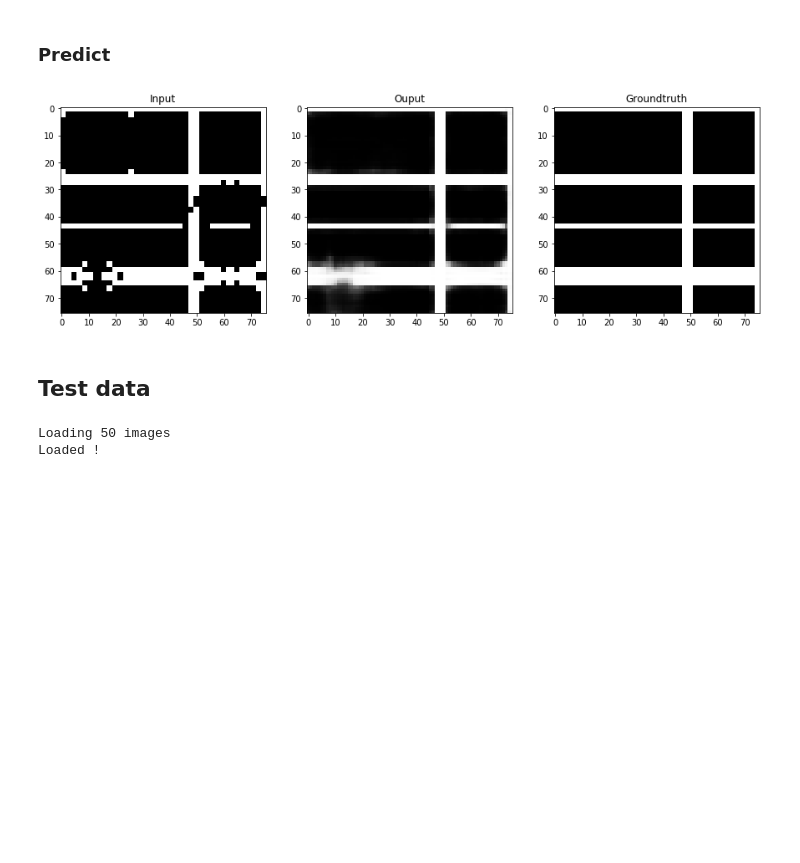
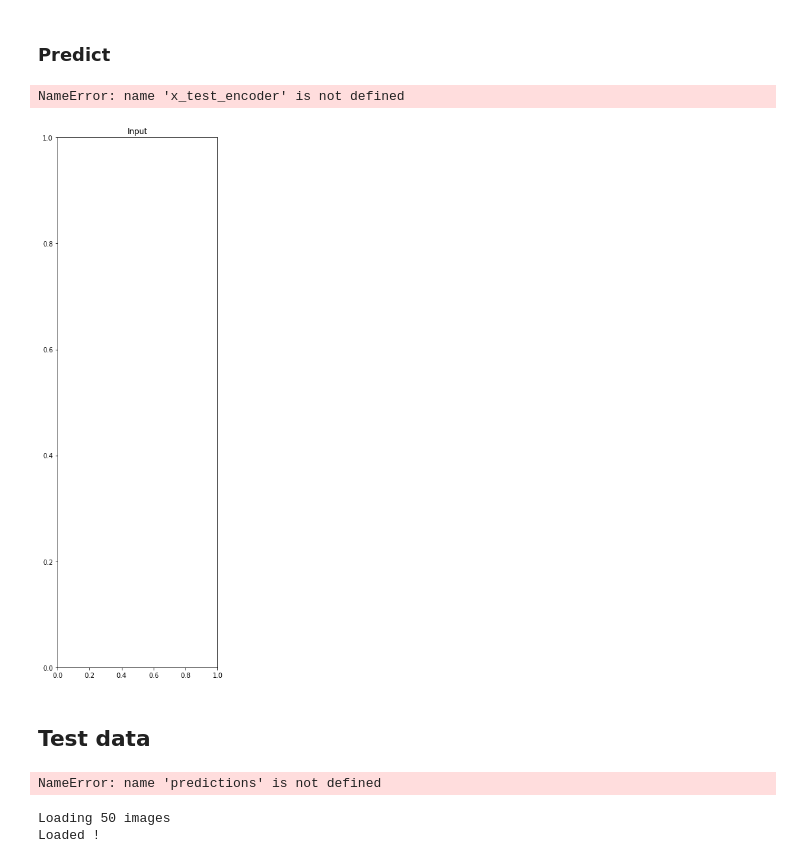
Before and after one commit to Coac/epfl-ml-projects, a Jupyter notebook: epfl-ml-project2/Victor_categorical_crossentropy.ipynb, the cells around one changed output. Drawn from its saved outputs; the diff is of its cells as text; code cells hidden in the pictures; blank space fills up the shorter version.

Commit message:
Submission auto encoder

```diff
--- a/epfl-ml-project2/Victor_categorical_crossentropy.ipynb
+++ b/epfl-ml-project2/Victor_categorical_crossentropy.ipynb
@@ -27,7 +27,7 @@ The autoreload extension is already loaded. To reload it, use:
 # %% [markdown]
 ## Load the data
 # %%
-n = 100  # number of image to load
+n = 5  # number of image to load
 
 # Loaded a set of images
 root_dir = "datas/training/"
@@ -266,7 +266,7 @@ model.load_weights("./weights/model.h5")
 # %% [markdown]
 ###  Training
 # %%
-epochs = 10
+epochs = 1
 
 # model.fit(x_train, y_train,
 #               batch_size=batch_size,
@@ -438,21 +419,22 @@ autoencoder.save_weights("./weights/autoencoder.h5")
 # %% [markdown]
 ### Predict
 # %%
-index = 1
+index = 0
 
 plt.figure(figsize=(15, 15))
 plt.subplot(1, 3, 1)
 plt.title('Input')
 plt.imshow(x_test_encoder[index].reshape((76,76)), cmap='Greys_r')
 plt.subplot(1, 3, 2)
 plt.title('Ouput')
 decoded_imgs = autoencoder.predict(np.array([x_test_encoder[index]]))
 plt.imshow(decoded_imgs[0].reshape((76,76)), cmap='Greys_r');
 plt.subplot(1, 3, 3)
 plt.title('Groundtruth')
 plt.imshow(y_test_encoder[index].reshape((76,76)), cmap='Greys_r');
 # %% [output]
+NameError: name 'x_test_encoder' is not defined
-[figure, old version]
+[figure, new version]
 # %% [markdown]
 ## Test data
 # %%
@@ -462,6 +444,8 @@ del padded_images
 del patches
 del X
 del Y
+# %% [output]
+NameError: name 'predictions' is not defined
 # %%
 TEST_IMG_SIZE = 608
 # %%
```
Also changed, not shown: parts of 12 cells of this notebook.
